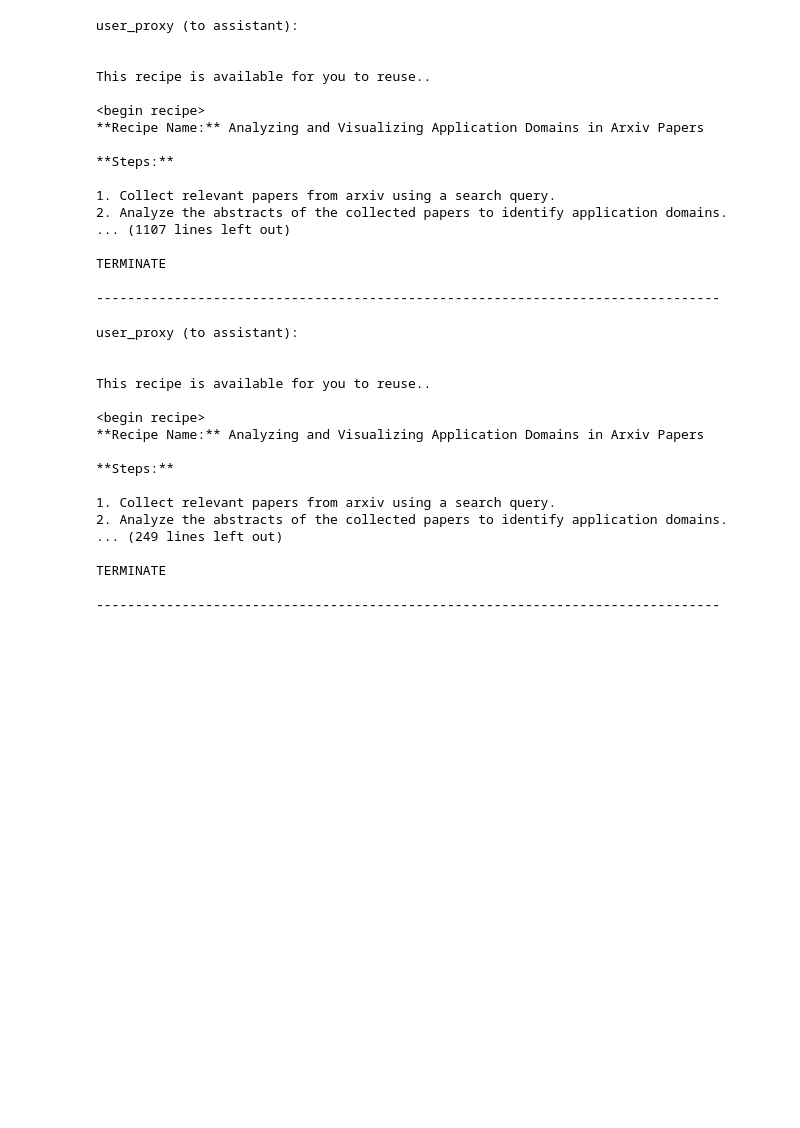
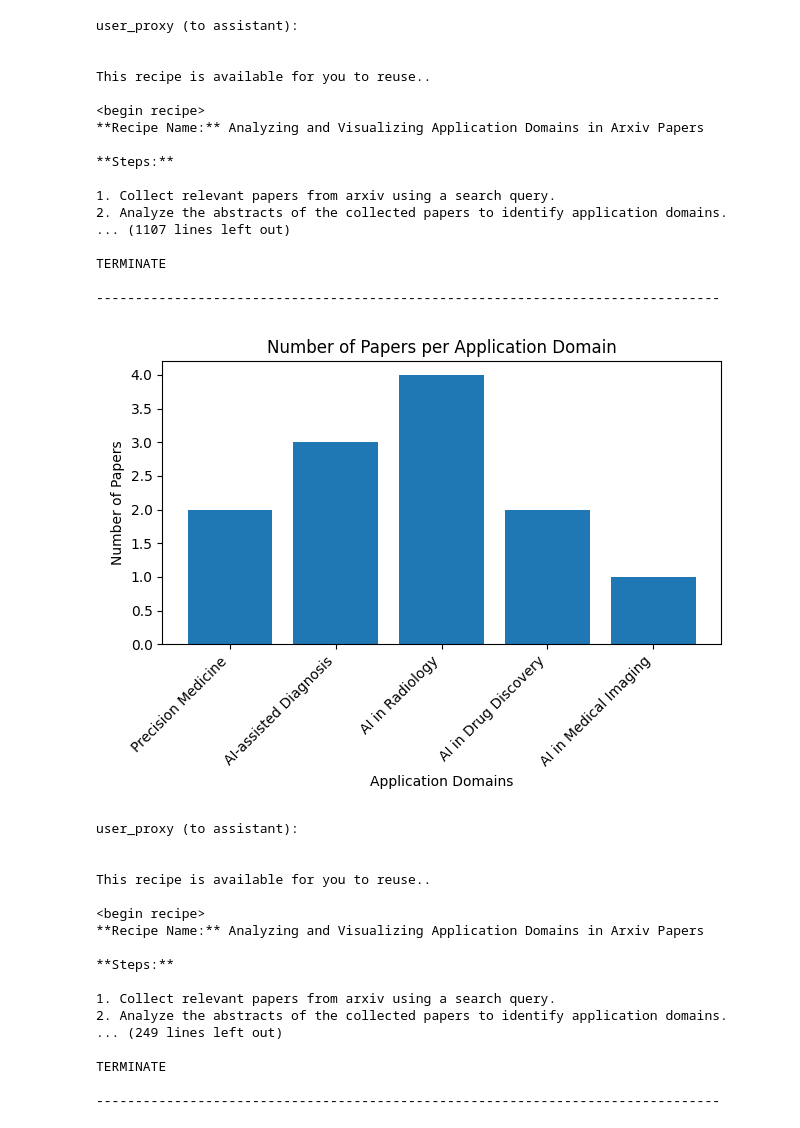
Before and after one commit to marcos-venicius/FLAML, a Jupyter notebook: evaluation/research_paper/teaching_recipe_reuse.ipynb, the cells around one changed output. Saved outputs shown, nothing was run; the diff lists cells and outputs as text; code cells hidden in the pictures; blank space fills up the shorter version.

```diff
--- a/evaluation/research_paper/teaching_recipe_reuse.ipynb
+++ b/evaluation/research_paper/teaching_recipe_reuse.ipynb
@@ -214,6 +220,10 @@ This recipe is available for you to reuse..
 TERMINATE
 
 --------------------------------------------------------------------------------
+# %%
+Image(filename='work_dir_reuse/bar_chart.png')
+# %% [output]
+[figure, added]
 # %%
 task3 = '''
 This recipe is available for you to reuse..
```
Also changed, not shown: parts of 2 cells of this notebook, 1 other file.
